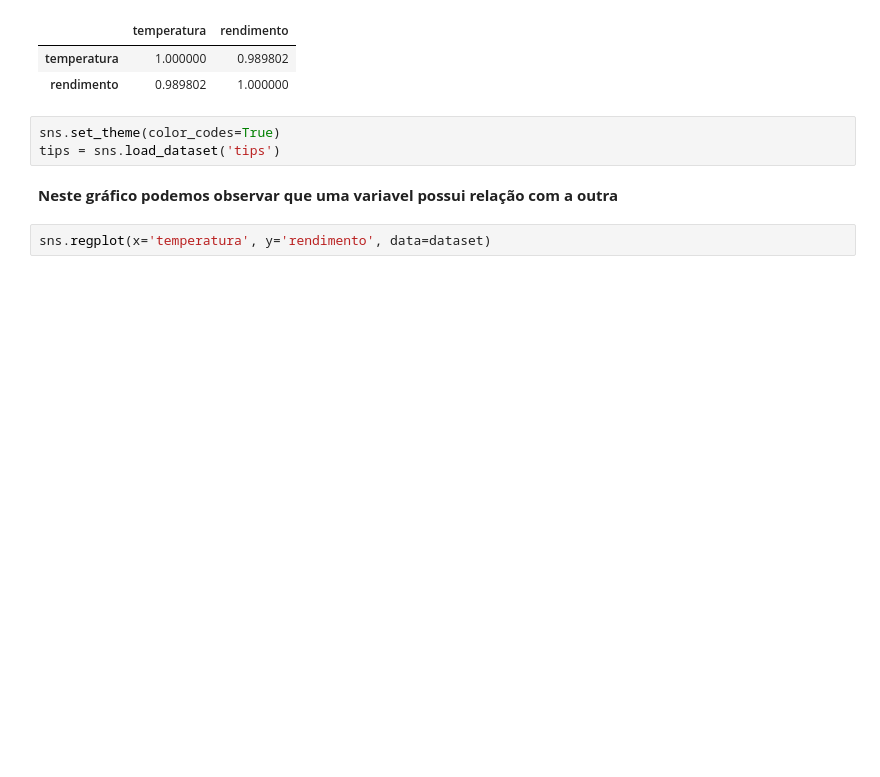
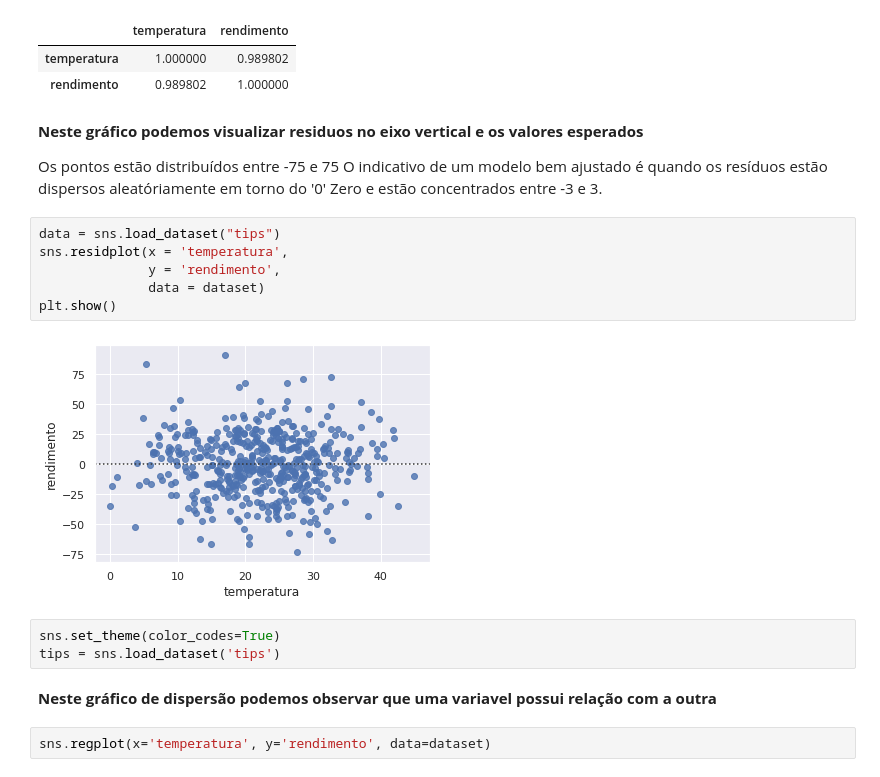
Before and after one commit to marceloBilbyIA/neural-network, a Jupyter notebook: IceCream/Dataset_Ice_Cream.ipynb, the cells around one changed output. Cells and saved outputs as stored; diff of their text form; blank space fills up the shorter version.

Commit message:
Atualização do modelo
Atualização do modelo

```diff
--- a/IceCream/Dataset_Ice_Cream.ipynb
+++ b/IceCream/Dataset_Ice_Cream.ipynb
@@ -97,11 +97,24 @@ dataset.corr()
 |  | temperatura | rendimento |
 | temperatura | 1.000000 | 0.989802 |
 | rendimento | 0.989802 | 1.000000 |
+# %% [markdown]
+**Neste gráfico podemos visualizar residuos no eixo vertical e os valores esperados**
+
+Os pontos estão distribuídos entre -75 e 75
+O indicativo de um modelo bem ajustado é quando os resíduos estão dispersos aleatóriamente em torno do '0' Zero e estão concentrados entre -3 e 3.
+# %%
+data = sns.load_dataset("tips")
+sns.residplot(x = 'temperatura',
+              y = 'rendimento',
+              data = dataset)
+plt.show()
+# %% [output]
+[figure, added]
 # %%
 sns.set_theme(color_codes=True)
 tips = sns.load_dataset('tips')
 # %% [markdown]
-**Neste gráfico podemos observar que uma variavel possui relação com a outra**
+**Neste gráfico de dispersão podemos observar que uma variavel possui relação com a outra**
 # %%
 sns.regplot(x='temperatura', y='rendimento', data=dataset)
 # %% [output]
```
Also changed, not shown: parts of 6 cells of this notebook.
